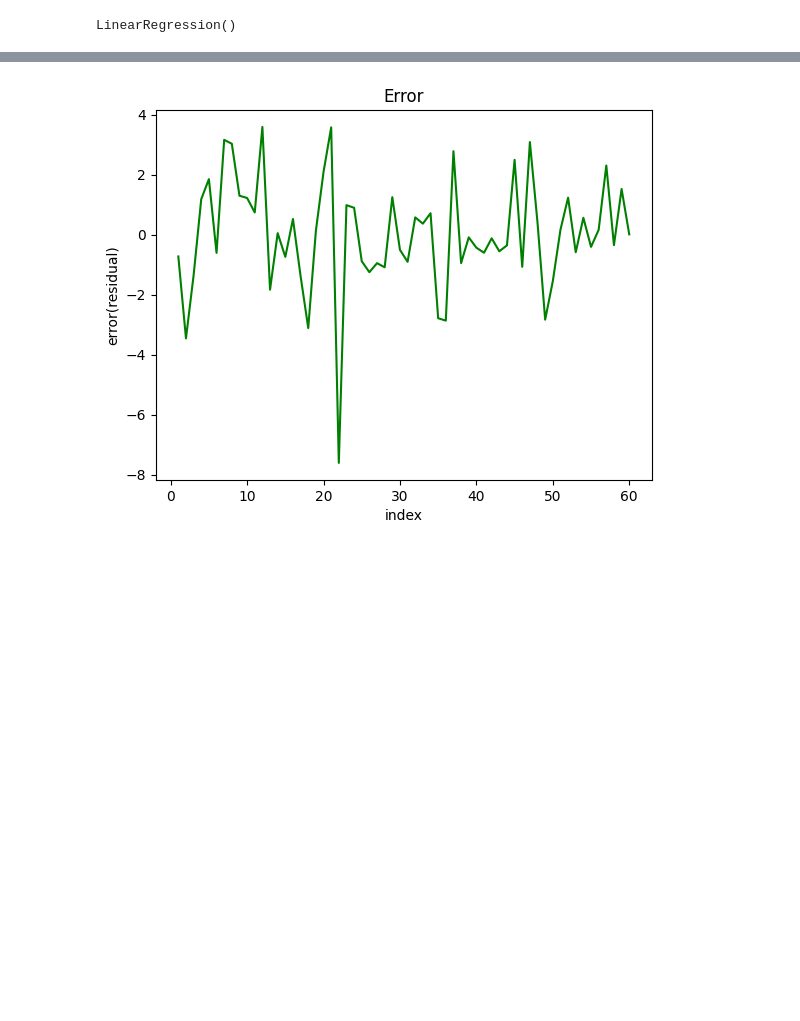
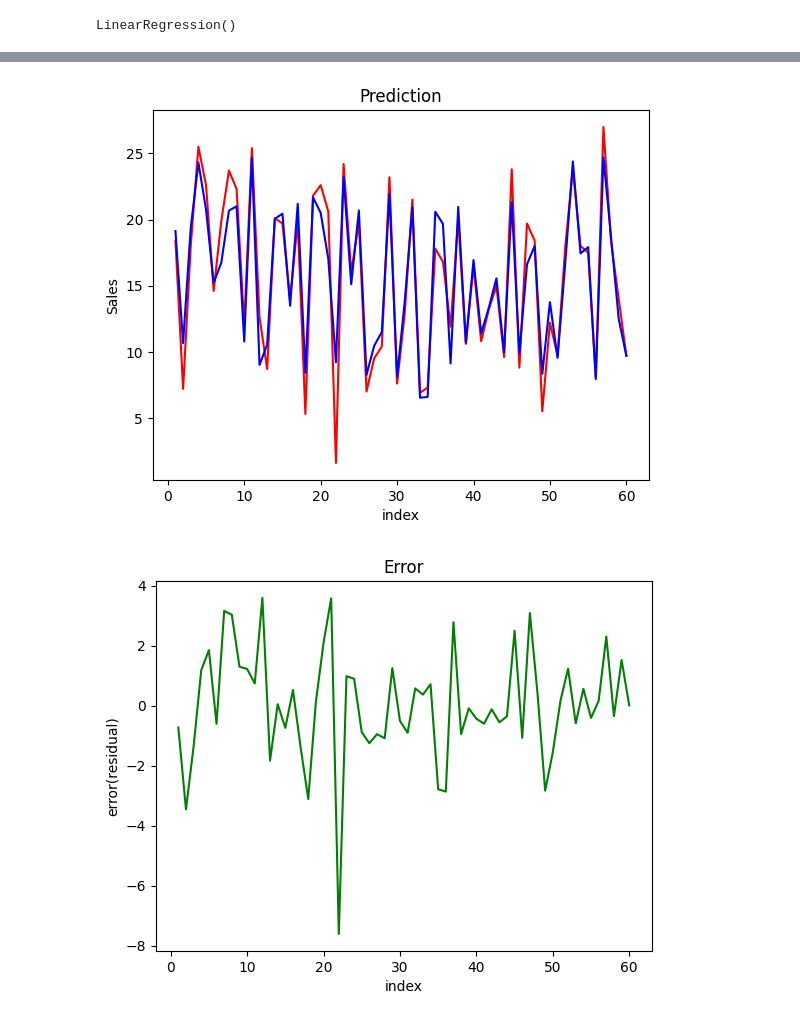
Before and after one commit to jiminxchris/pythonmlproject20260205, a Jupyter notebook: 01_회귀_광고.ipynb, the cells around one changed output, grey strips where cells are left out. Saved outputs shown, nothing was run; the diff lists cells and outputs as text; code cells hidden in the pictures; blank space fills up the shorter version.

```diff
--- a/01_회귀_광고.ipynb
+++ b/01_회귀_광고.ipynb
@@ -338,15 +345,17 @@ mlr.head()
 # %%
 # 실제값과 예측값의 오차를 그래프로 표현
 # %%
-y_pred2 = lr_model2.predict(X_train_scaled)
+y_pred2 = lr_model2.predict(X_test_scaled)
 c = [i for i in range(1, 61, 1)]
 
 plt.plot(c, y_test2, color = 'r')
 plt.plot(c, y_pred2, color ='b')
 plt.xlabel('index')
 plt.ylabel('Sales')
 plt.title('Prediction')
 plt.show()
+# %% [output]
+[figure, added]
 # %%
 # 오차 그래프로 시각화하기
 # %%
```
Also changed, not shown: parts of 16 cells of this notebook.
